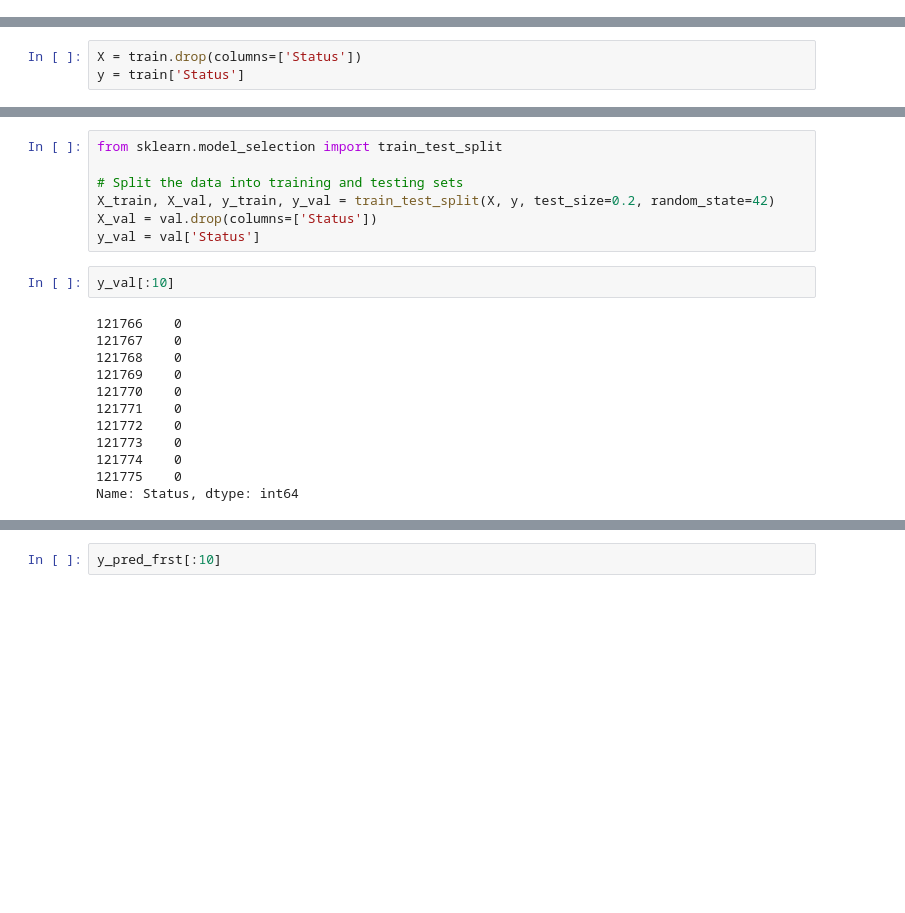
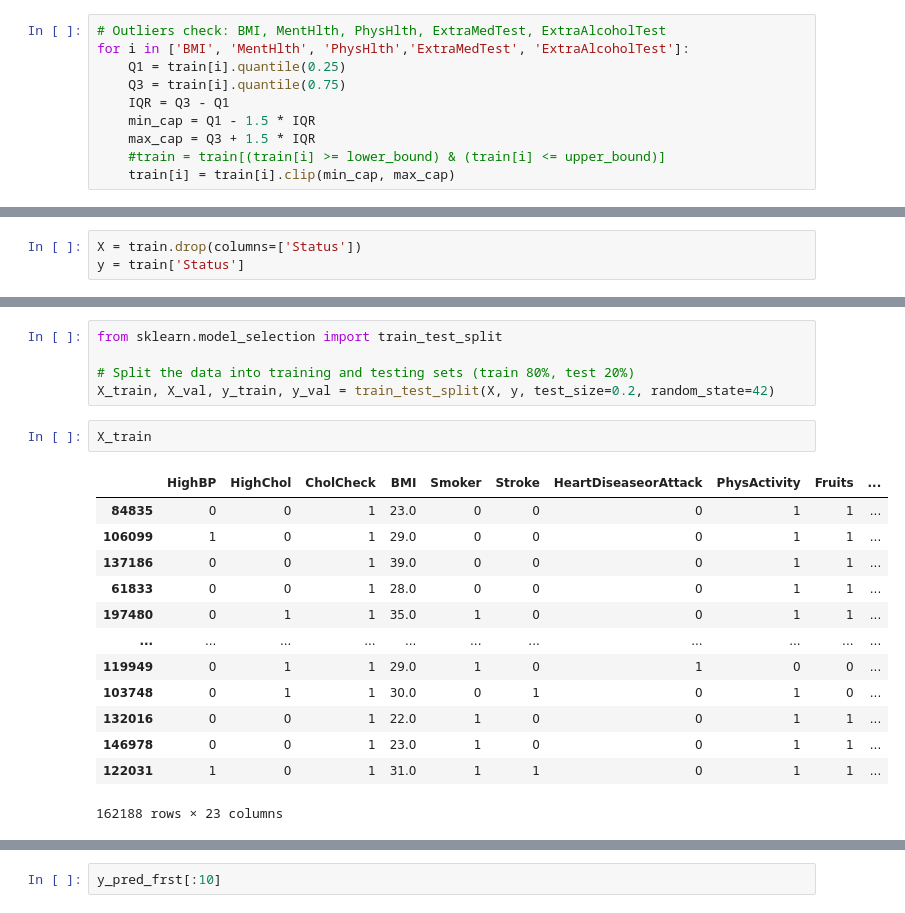
Before and after one commit to 2003congthinh/Machine-Learning, a Jupyter notebook: ASM 1/Diabetes.ipynb, the cells around one changed output, grey strips where cells are left out. Cells and saved outputs as stored; diff of their text form; blank space fills up the shorter version.

```diff
--- a/ASM 1/Diabetes.ipynb
+++ b/ASM 1/Diabetes.ipynb
@@ -29,0 +108,10 @@ memory usage: 23.2 MB
+# %%
+# Outliers check: BMI, MentHlth, PhysHlth, ExtraMedTest, ExtraAlcoholTest
+for i in ['BMI', 'MentHlth', 'PhysHlth','ExtraMedTest', 'ExtraAlcoholTest']:
+    Q1 = train[i].quantile(0.25)
+    Q3 = train[i].quantile(0.75)
+    IQR = Q3 - Q1
+    min_cap = Q1 - 1.5 * IQR
+    max_cap = Q3 + 1.5 * IQR
+    #train = train[(train[i] >= lower_bound) & (train[i] <= upper_bound)]
+    train[i] = train[i].clip(min_cap, max_cap)
@@ -87,21 +185,21 @@ test
 # %%
 from sklearn.model_selection import train_test_split
 
-# Split the data into training and testing sets
+# Split the data into training and testing sets (train 80%, test 20%)
 X_train, X_val, y_train, y_val = train_test_split(X, y, test_size=0.2, random_state=42)
-X_val = val.drop(columns=['Status'])
-y_val = val['Status']
 # %%
-y_val[:10]
+X_train
 # %% [output]
+|  | HighBP | HighChol | CholCheck | BMI | Smoker | Stroke | HeartDiseaseorAttack | PhysActivity | Fruits | ... |
+| 84835 | 0 | 0 | 1 | 23.0 | 0 | 0 | 0 | 1 | 1 | ... |
+| 106099 | 1 | 0 | 1 | 29.0 | 0 | 0 | 0 | 1 | 1 | ... |
+| 137186 | 0 | 0 | 1 | 39.0 | 0 | 0 | 0 | 1 | 1 | ... |
+| 61833 | 0 | 0 | 1 | 28.0 | 0 | 0 | 0 | 1 | 1 | ... |
+| 197480 | 0 | 1 | 1 | 35.0 | 1 | 0 | 0 | 1 | 1 | ... |
+| ... | ... | ... | ... | ... | ... | ... | ... | ... | ... | ... |
+| 119949 | 0 | 1 | 1 | 29.0 | 1 | 0 | 1 | 0 | 0 | ... |
+| 103748 | 0 | 1 | 1 | 30.0 | 0 | 1 | 0 | 1 | 0 | ... |
+| 132016 | 0 | 0 | 1 | 22.0 | 1 | 0 | 0 | 1 | 1 | ... |
+| 146978 | 0 | 0 | 1 | 23.0 | 1 | 0 | 0 | 1 | 1 | ... |
+| 122031 | 1 | 0 | 1 | 31.0 | 1 | 1 | 0 | 1 | 1 | ... |
-121766    0
-121767    0
-121768    0
-121769    0
-121770    0
-121771    0
-121772    0
-121773    0
-121774    0
-121775    0
-Name: Status, dtype: int64
+162188 rows × 23 columns
```
Also changed, not shown: parts of 61 cells of this notebook.
